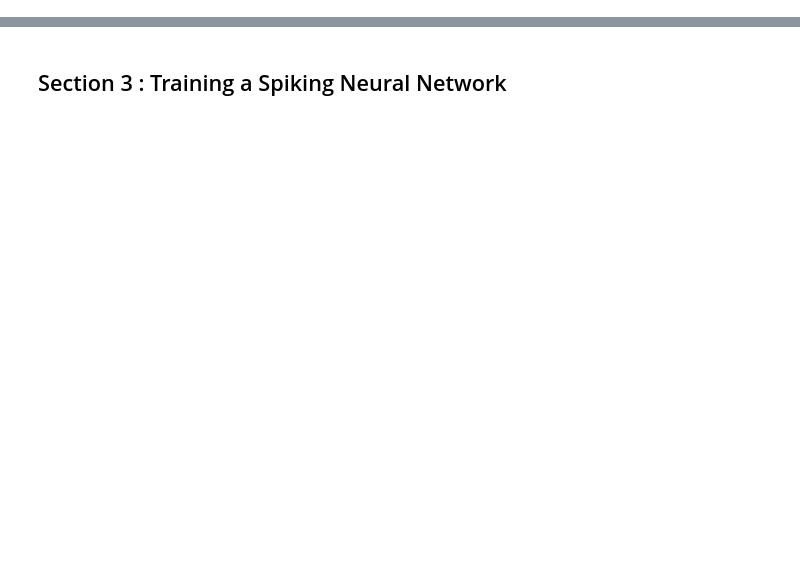
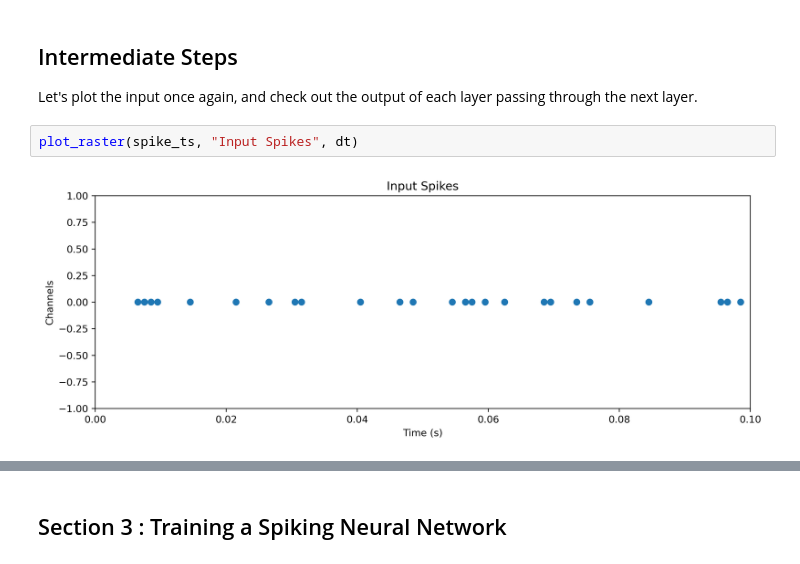
Before and after one commit to synsense/snn-workshop-amld-2022, a Jupyter notebook: 3. Training SNNs from scracth/training_snn_rate.ipynb, the cells around one changed output, grey strips where cells are left out. Drawn from its saved outputs; the diff is of its cells as text; blank space fills up the shorter version.

```diff
--- a/3. Training SNNs from scracth/training_snn_rate.ipynb
+++ b/3. Training SNNs from scracth/training_snn_rate.ipynb
@@ -186,0 +202,8 @@ plot_raster(inp, "Input Spikes", dt)
+# %% [markdown]
+## Intermediate Steps
+
+Let's plot the input once again, and check out the output of each layer passing through the next layer.
+# %%
+plot_raster(spike_ts, "Input Spikes", dt)
+# %% [output]
+[figure, added]
```
Also changed, not shown: parts of 74 cells of this notebook.
